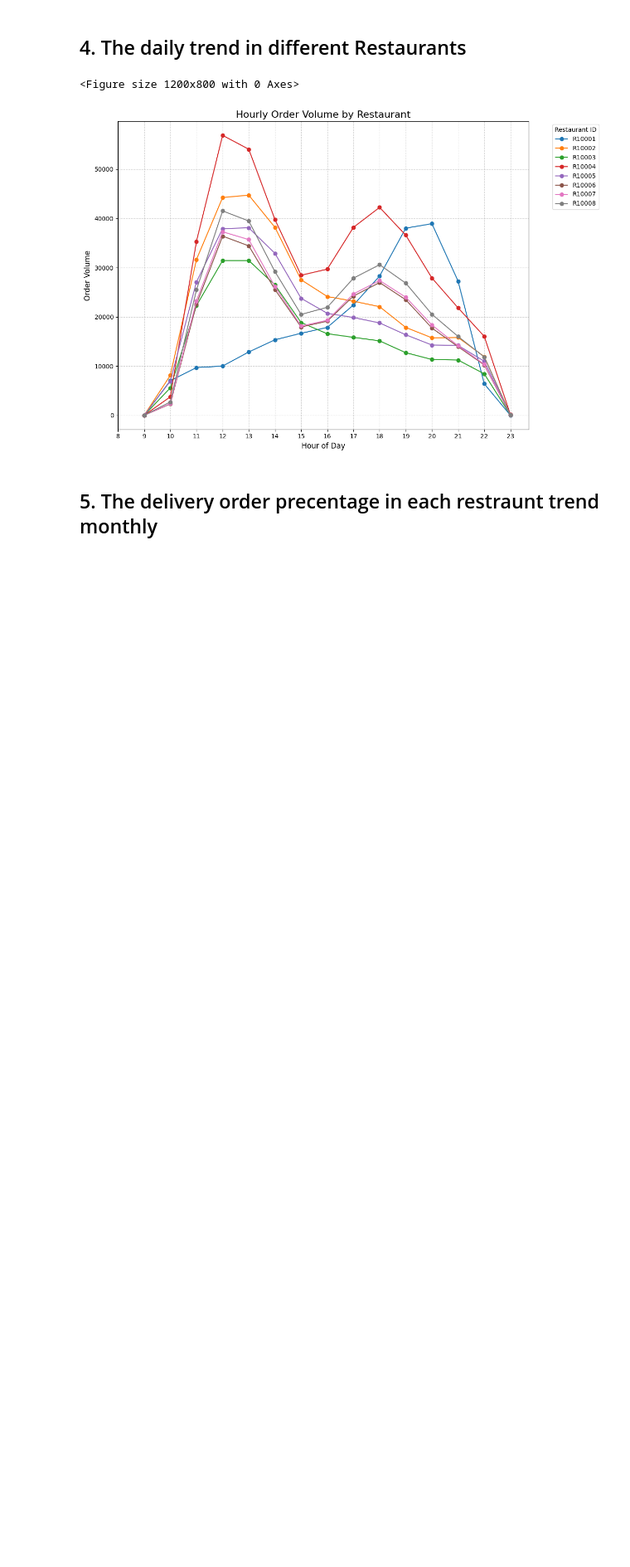
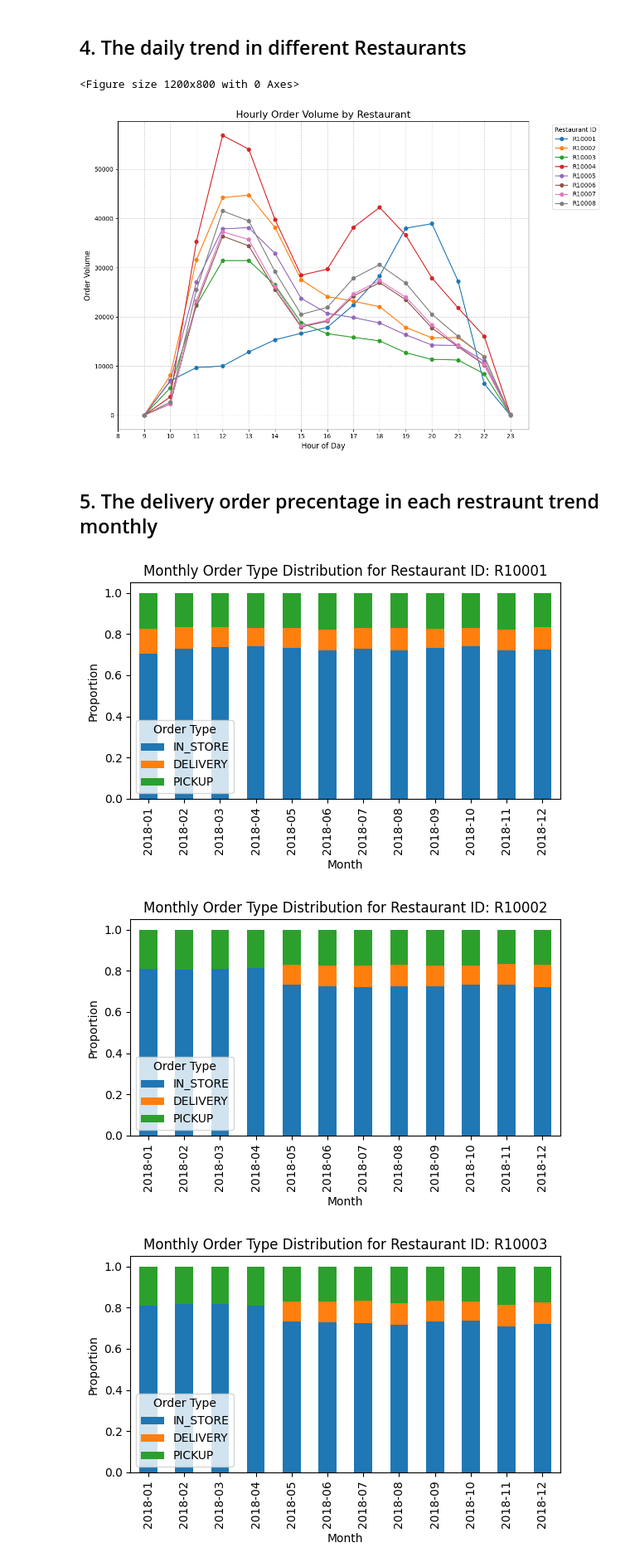
Before and after one commit to HarryYang1008/A2_python, a Jupyter notebook: analysis.ipynb, the cells around one changed output. Shown at 83% size. Cells and saved outputs as stored; diff of their text form; code cells hidden in the pictures; blank space fills up the shorter version.

Commit message:
add The delivery order precentage in each restraunt trend monthly

```diff
--- a/analysis.ipynb
+++ b/analysis.ipynb
@@ -183,3 +183,45 @@ plt.show()
 [figure]
 # %% [markdown]
 ## 5. The delivery order precentage in each restraunt trend monthly
+# %%
+
+
+# SAME AS THE ABOVE CODE BLOCK MAKE SURE THE DATETIME IS IN THE RIGHT FORMAT
+db_orders['DATE'] = pd.to_datetime(db_orders['DATETIME'])
+
+# EXTRACT THE MOMNTH
+db_orders['MONTH'] = db_orders['DATETIME'].dt.to_period('M')
+
+# GROUP THE DATA BY RESTAURANT MONTH AND ORDER TYPE AND ALSO COUNT THE OREDER
+grouped_data = db_orders.groupby(['MONTH', 'RESTAURANT_ID', 'TYPE'])['TYPE'].count().reset_index(name='COUNT')
+
+# PREPARE THE CHART AND USE THE TYPE AS THE Y-AXIS AND SHOW THE TYPE VOLUME IN THE CLOUMN PERCENTAGE
+pivot_table = grouped_data.pivot_table(
+    index=['MONTH', 'RESTAURANT_ID'], columns='TYPE', values='COUNT', fill_value=0
+)
+
+# CACULATE THE PRECENTGE OF EACH ORDER TYPE
+pivot_table = pivot_table.div(pivot_table.sum(axis=1), axis=0)
+
+pivot_table = pivot_table.reset_index()
+# PUT THE RESTAURANT ID IN TO A LIST AND PREPARE TO DO THE FOR LOOP LATER
+restaurants = pivot_table['RESTAURANT_ID'].unique()
+
+# USE THE FOR LOOP ON THE RESTAURANT ID LIST DRAW THE CHART FOR EACH RESTAURANT
+for restaurant in restaurants:
+    restaurant_data = pivot_table[pivot_table['RESTAURANT_ID'] == restaurant]
+    restaurant_data.set_index('MONTH')[['IN_STORE', 'DELIVERY', 'PICKUP']].plot(
+        kind='bar',
+        stacked=True,
+        figsize=(6, 4),
+        title=f"Monthly Order Type Distribution for Restaurant ID: {restaurant}"
+    )
+    plt.xlabel("Month")
+    plt.ylabel("Proportion")
+    plt.legend(title="Order Type")
+    plt.tight_layout()
+    plt.show()
+# %% [output]
+[figure, added]
+[figure, added]
+[figure, added]
```
Also changed, not shown: parts of 1 cell of this notebook.
